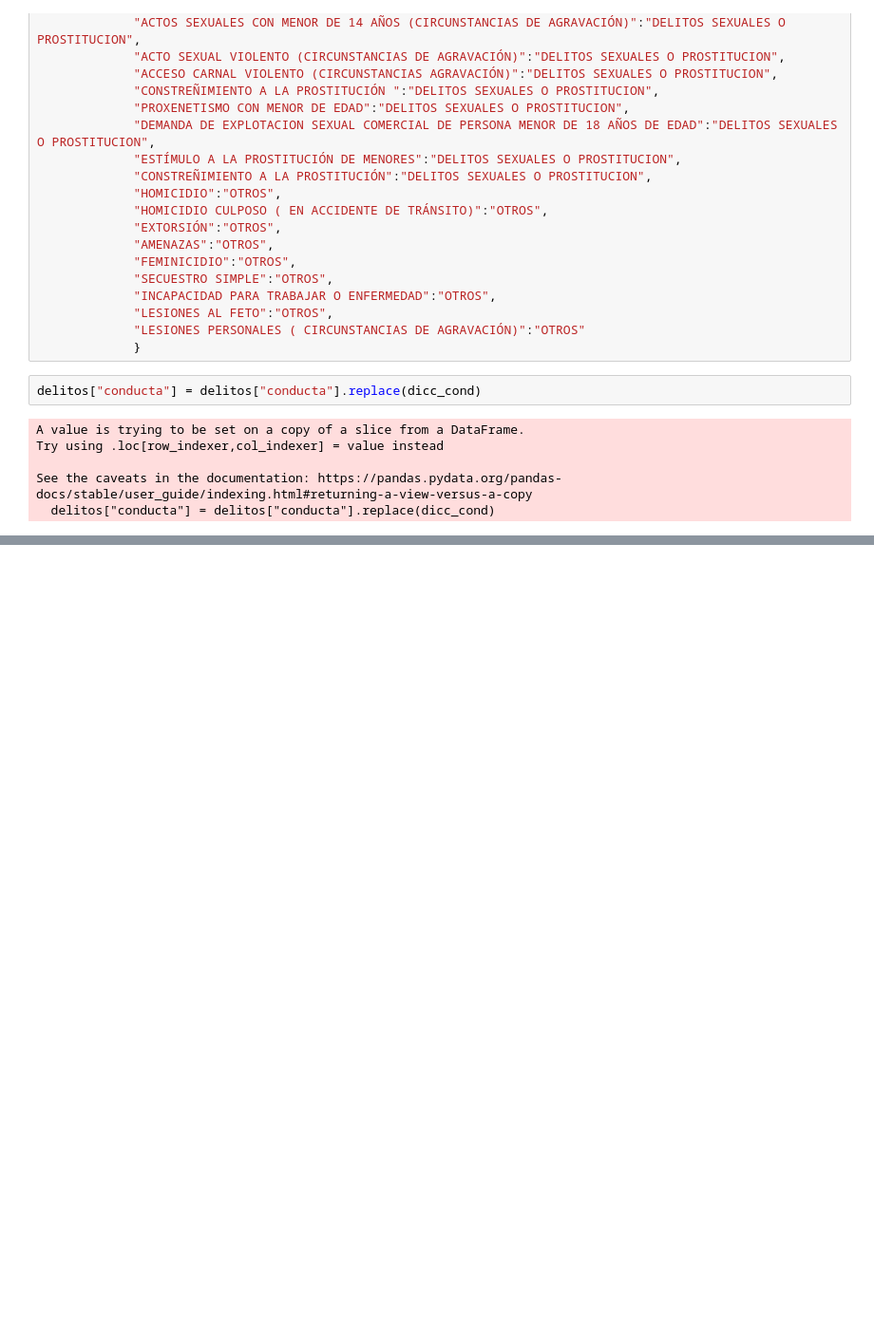
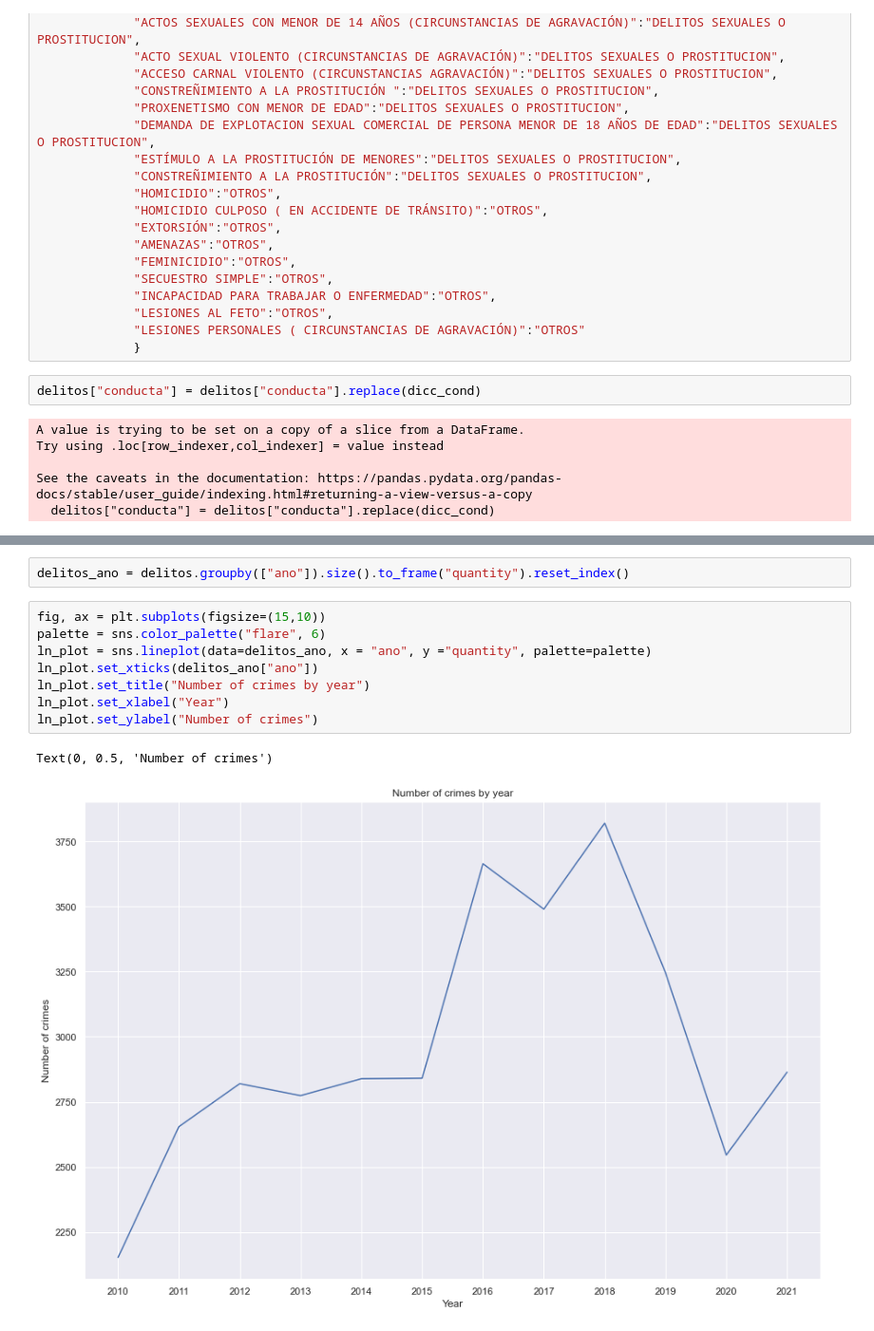
Before and after one commit to Joaron4/team211_bucaramanga, a Jupyter notebook: delitos_by_neighborhood.ipynb, the cells around one changed output, grey strips where cells are left out. Shown at 95% size. Saved outputs shown, nothing was run; the diff lists cells and outputs as text; blank space fills up the shorter version.

```diff
--- a/delitos_by_neighborhood.ipynb
+++ b/delitos_by_neighborhood.ipynb
@@ -228,0 +221,13 @@ delitos_conducta.to_csv("delitos_conducta.csv")
+# %%
+delitos_ano = delitos.groupby(["ano"]).size().to_frame("quantity").reset_index()
+# %%
+fig, ax = plt.subplots(figsize=(15,10))
+palette = sns.color_palette("flare", 6)
+ln_plot = sns.lineplot(data=delitos_ano, x = "ano", y ="quantity", palette=palette)
+ln_plot.set_xticks(delitos_ano["ano"])
+ln_plot.set_title("Number of crimes by year")
+ln_plot.set_xlabel("Year")
+ln_plot.set_ylabel("Number of crimes")
+# %% [output]
+Text(0, 0.5, 'Number of crimes')
+[figure, added]
```
Also changed, not shown: parts of 20 cells of this notebook.
